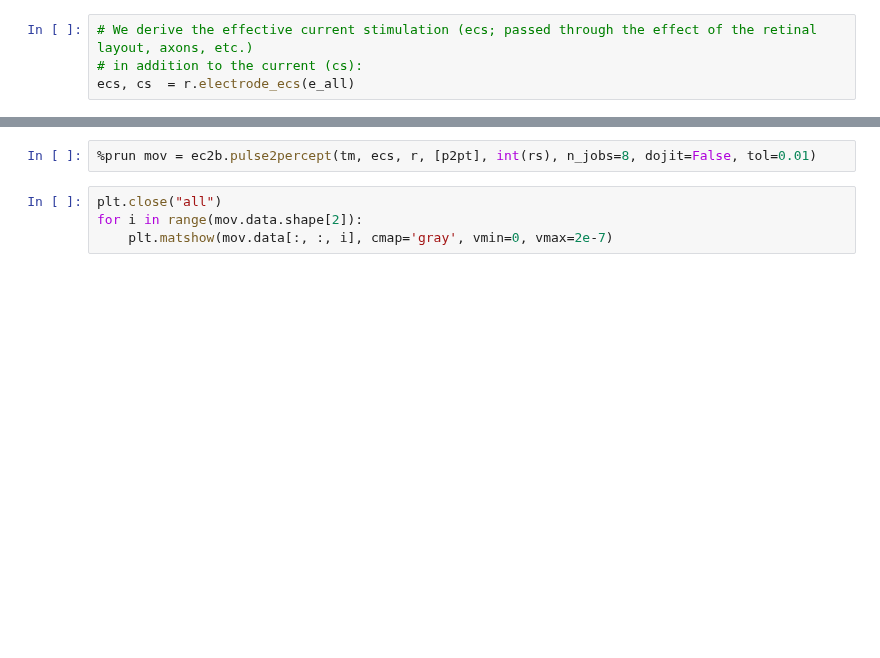
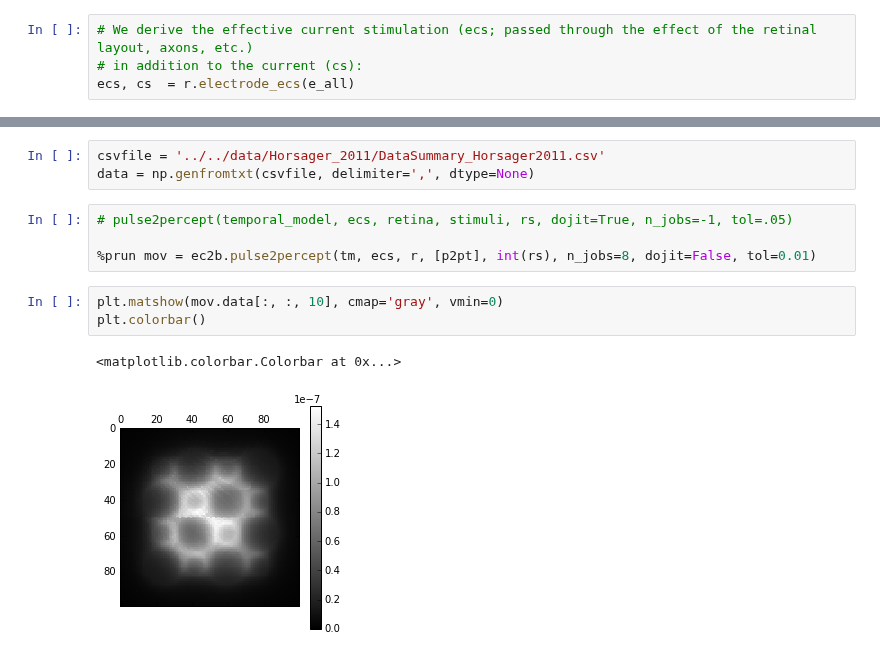
Before and after one commit to pulse2percept/pulse2percept, a Jupyter notebook: python/notebooks/ArgusI.ipynb, the cells around one changed output, grey strips where cells are left out. Drawn from its saved outputs; the diff is of its cells as text; blank space fills up the shorter version.

```diff
--- a/python/notebooks/ArgusI.ipynb
+++ b/python/notebooks/ArgusI.ipynb
@@ -51,8 +91,15 @@ rs = 1/(fps*p2pt.tsample)
+# %%
+csvfile = '../../data/Horsager_2011/DataSummary_Horsager2011.csv'
+data = np.genfromtxt(csvfile, delimiter=',', dtype=None)
 # %%
+# pulse2percept(temporal_model, ecs, retina, stimuli, rs, dojit=True, n_jobs=-1, tol=.05)
+
 %prun mov = ec2b.pulse2percept(tm, ecs, r, [p2pt], int(rs), n_jobs=8, dojit=False, tol=0.01)
 # %%
-plt.close("all")
-for i in range(mov.data.shape[2]):
-    plt.matshow(mov.data[:, :, i], cmap='gray', vmin=0, vmax=2e-7)
+plt.matshow(mov.data[:, :, 10], cmap='gray', vmin=0)
+plt.colorbar()
+# %% [output]
+<matplotlib.colorbar.Colorbar at 0x...>
+[figure, added]
 # %%
 np.max(mov.data)
```
Also changed, not shown: parts of 8 cells of this notebook, 1 other file.
